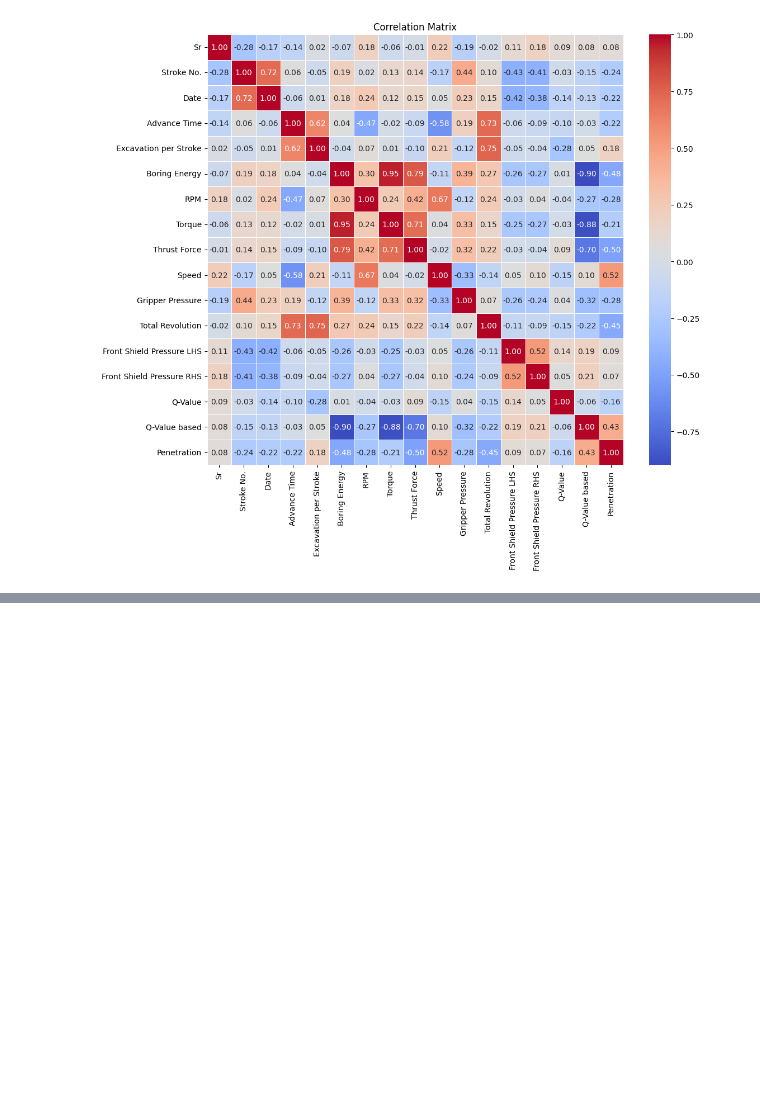
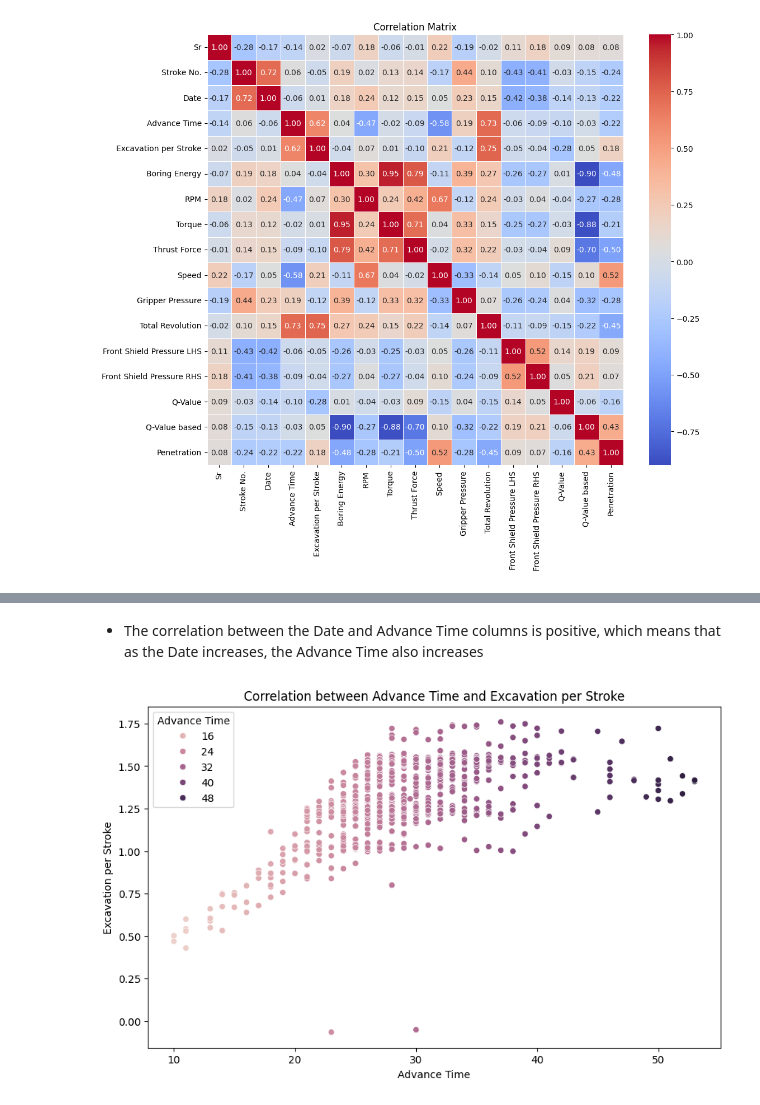
Before and after one commit to misbahkhattak718-pixel/Mentorship-Program--Devsil, a Jupyter notebook: Weekly Mini Projects/Week 6/Tunnal_boring_machine.ipynb, the cells around one changed output, grey strips where cells are left out. Cells and saved outputs as stored; diff of their text form; code cells hidden in the pictures; blank space fills up the shorter version.

```diff
--- a/Weekly Mini Projects/Week 6/Tunnal_boring_machine.ipynb
+++ b/Weekly Mini Projects/Week 6/Tunnal_boring_machine.ipynb
@@ -838,0 +875,13 @@ plt.show()
+# %% [markdown]
+- The correlation between the Date and Advance Time columns is positive, which means that as the Date increases, the Advance Time also increases
+# %%
+# visualize the correlation between the  Advance Time and Excavation per Stroke columns in the dataframe:
+
+plt.figure(figsize=(10, 6))
+sns.scatterplot(x=df_cleaned['Advance Time'], y=df_cleaned['Excavation per Stroke'], hue=df_cleaned['Advance Time'])
+plt.xlabel('Advance Time')
+plt.ylabel('Excavation per Stroke')
+plt.title('Correlation between Advance Time and Excavation per Stroke')
+plt.show()
+# %% [output]
+[figure, added]
```
Also changed, not shown: parts of 113 cells of this notebook, 1 other file.
